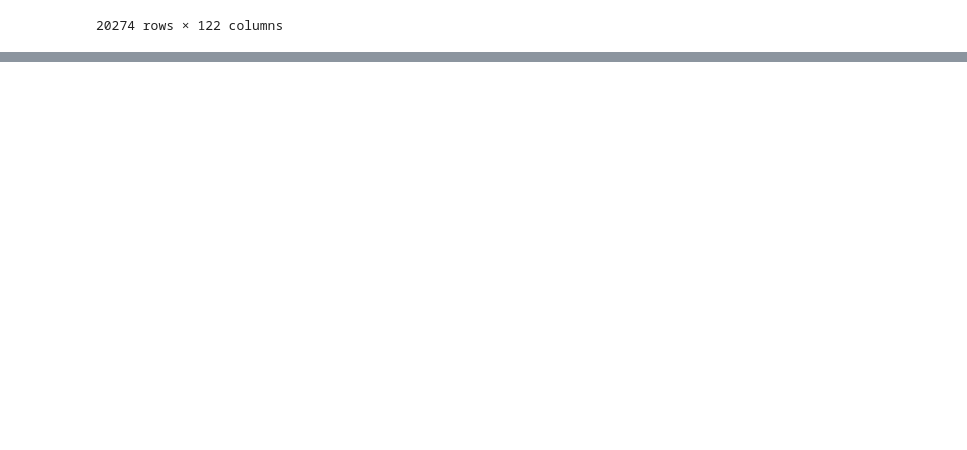
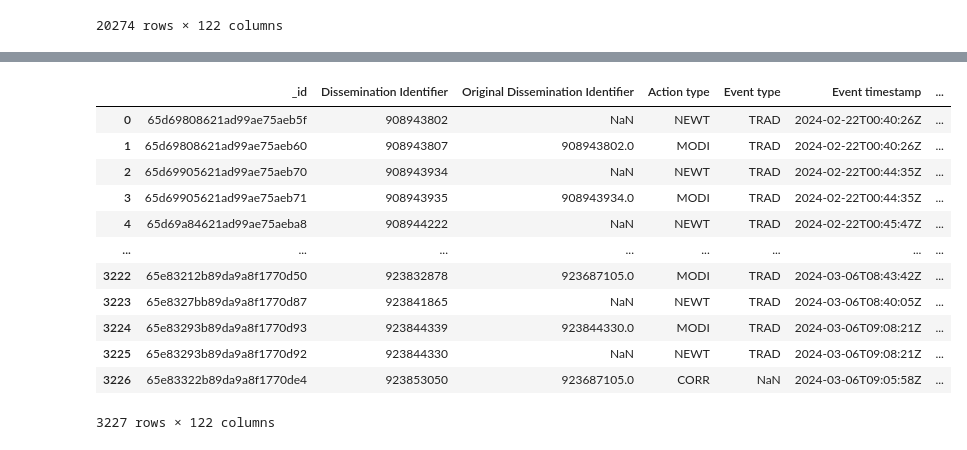
Before and after one commit to Mehedi24434/sdrpy, a Jupyter notebook: test.ipynb, the cells around one changed output, grey strips where cells are left out. Cells and saved outputs as stored; diff of their text form; code cells hidden in the pictures; blank space fills up the shorter version.

```diff
--- a/test.ipynb
+++ b/test.ipynb
@@ -80,0 +91,16 @@ plot_notional_comparison(df1,"CLF")
+# %%
+df
+# %% [output]
+|  | _id | Dissemination Identifier | Original Dissemination Identifier | Action type | Event type | Event timestamp | ... |
+| 0 | 65d69808621ad99ae75aeb5f | 908943802 | NaN | NEWT | TRAD | 2024-02-22T00:40:26Z | ... |
+| 1 | 65d69808621ad99ae75aeb60 | 908943807 | 908943802.0 | MODI | TRAD | 2024-02-22T00:40:26Z | ... |
+| 2 | 65d69905621ad99ae75aeb70 | 908943934 | NaN | NEWT | TRAD | 2024-02-22T00:44:35Z | ... |
+| 3 | 65d69905621ad99ae75aeb71 | 908943935 | 908943934.0 | MODI | TRAD | 2024-02-22T00:44:35Z | ... |
+| 4 | 65d69a84621ad99ae75aeba8 | 908944222 | NaN | NEWT | TRAD | 2024-02-22T00:45:47Z | ... |
+| ... | ... | ... | ... | ... | ... | ... | ... |
+| 3222 | 65e83212b89da9a8f1770d50 | 923832878 | 923687105.0 | MODI | TRAD | 2024-03-06T08:43:42Z | ... |
+| 3223 | 65e8327bb89da9a8f1770d87 | 923841865 | NaN | NEWT | TRAD | 2024-03-06T08:40:05Z | ... |
+| 3224 | 65e83293b89da9a8f1770d93 | 923844339 | 923844330.0 | MODI | TRAD | 2024-03-06T09:08:21Z | ... |
+| 3225 | 65e83293b89da9a8f1770d92 | 923844330 | NaN | NEWT | TRAD | 2024-03-06T09:08:21Z | ... |
+| 3226 | 65e83322b89da9a8f1770de4 | 923853050 | 923687105.0 | CORR | NaN | 2024-03-06T09:05:58Z | ... |
+3227 rows × 122 columns
```
Also changed, not shown: parts of 5 cells of this notebook, 3 other files.
